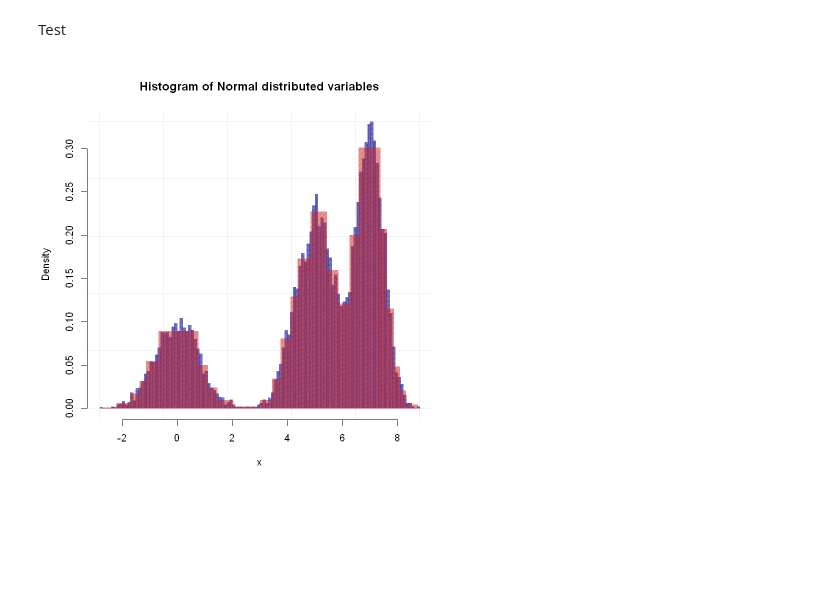
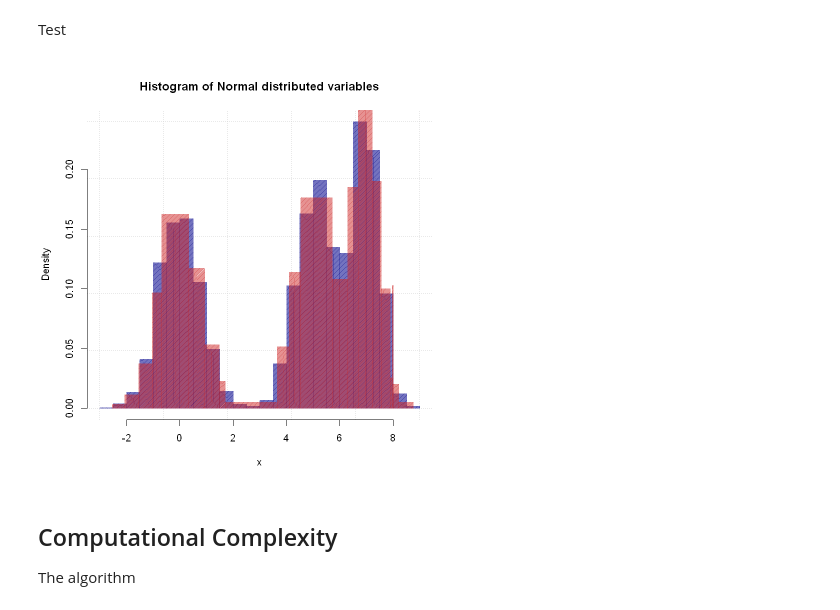
Before and after one commit to andread3vita/Bayesian-Blocks-Algorithm, a Jupyter notebook: BayesianBlocks.ipynb, the cells around one changed output. Drawn from its saved outputs; the diff is of its cells as text; code cells hidden in the pictures; blank space fills up the shorter version.

```diff
--- a/BayesianBlocks.ipynb
+++ b/BayesianBlocks.ipynb
@@ -106,12 +100,21 @@ bayesian_blocks <- function(data,
     last <- rep(0, N)
 
 
+    # compute prior
+    prior <- switch(Prior,
+                    "uniform" = 0,
+                    "gamma" = -log(gamma),
+                    "calibrated" = 4 - log(73.53 * p0 * N**(-0.478)),
+                    0 # default case
+             )
+
+
     # -----------------------------------------------------------------
     # Start with first data cell; add one cell at each iteration
     # -----------------------------------------------------------------
 
     for (R in 1:N) {
-        # Compute fit_vec : fitness of putative last block (end at R)
+        # Compute fit_vec : fitness of putative last block (ends at data cell R/edge R+1)
 
         # T_k: width/duration of each block
         T_k <- block_length[1:R] - block_length[R+1]
@@ -123,15 +126,10 @@ bayesian_blocks <- function(data,
         fit_vec <- N_k * log(N_k / T_k)
 
         # penalize function with prior
-        prior <- switch(Prior,
-                        "uniform" = 0,
-                        "gamma" = -log(gamma),
-                        "calibrated" = 4 - log(73.53 * p0 * R**(-0.478)),
-                        0 # default case
-                 )
         A_R <- fit_vec - prior
-        A_R[2:R] <- A_R[2:R] + best[1:(R-1)]
-
+        if(R > 1) {
+            A_R[2:R] <- A_R[2:R] + best[1:(R-1)]
+        }
         i_max = which.max(A_R)
         last[R] = i_max
         best[R] = A_R[i_max]
@@ -159,13 +157,18 @@ bayesian_blocks <- function(data,
 # %% [markdown]
 Test
 # %%
-norm_data <- c(rnorm(20000,0,0.8),rnorm(40000,5,0.7),rnorm(40000,7,0.5))
+set.seed(48)
+norm_data <- c(rnorm(2000,0,0.8),rnorm(2000,5,0.7),rnorm(2000,7,0.5))
 N <- length(norm_data)
 breaks = bayesian_blocks(norm_data, Prior="calibrated", p0 = 0.05)
 # %%
-hist(norm_data,breaks=sqrt(N),freq=FALSE,col=scales::alpha('darkblue',.55),border=F, panel.first=grid(),density=200,
+hist(norm_data,breaks="freedman-diaconis",freq=FALSE,col=scales::alpha('darkblue',.55),border=F, panel.first=grid(),density=200,
      xlab='x',ylab='Density',main=sprintf('Histogram of Normal distributed variables'))
-hist(norm_data,breaks=breaks,density=200,
+g <- hist(norm_data,breaks=breaks,density=200,
      freq=FALSE,col=scales::alpha('firebrick3',.5),border=F,add=T)
 # %% [output]
-[figure, old version]
+[figure, new version]
+# %% [markdown]
+## Computational Complexity
+
+The algorithm
```
Also changed, not shown: parts of 7 cells of this notebook.
